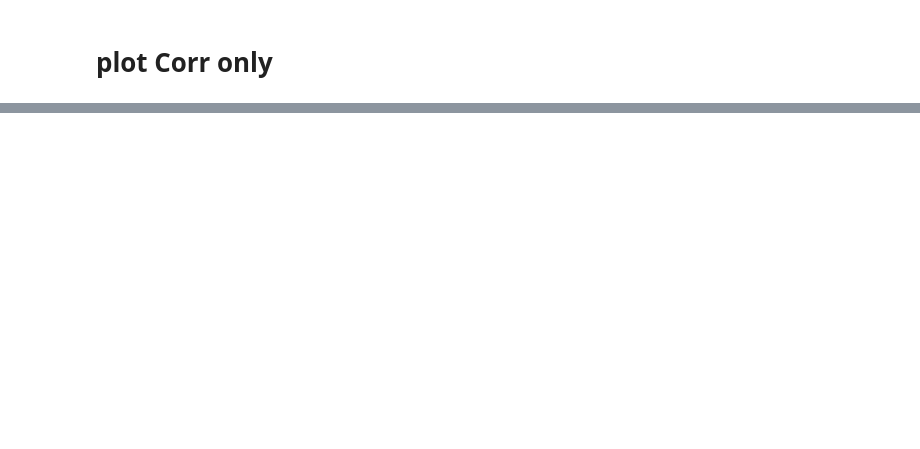
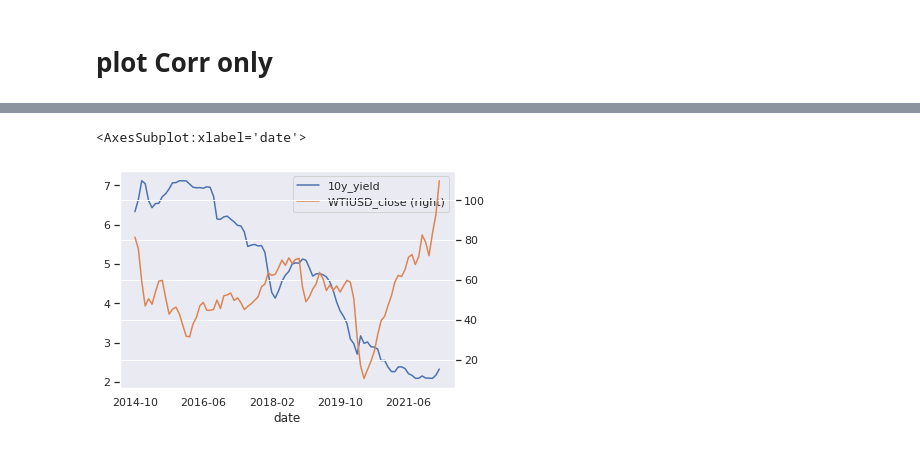
Before and after one commit to johnnyb1509/MFE_G6_CapStone, a Jupyter notebook: main_work.ipynb, the cells around one changed output, grey strips where cells are left out. Cells and saved outputs as stored; diff of their text form; code cells hidden in the pictures; blank space fills up the shorter version.

```diff
--- a/main_work.ipynb
+++ b/main_work.ipynb
@@ -385,0 +390,5 @@ plotOnEvent(corr_frame, ['VNDCNY_close_vs_VN_close', 'XAUUSD_close_vs_VN_close']
+# %%
+data_monthly_all[['10y_yield', 'WTIUSD_close']].plot(secondary_y = 'WTIUSD_close')
+# %% [output]
+<AxesSubplot:xlabel='date'>
+[figure, added]
```
Also changed, not shown: parts of 55 cells of this notebook, 4 other files.
